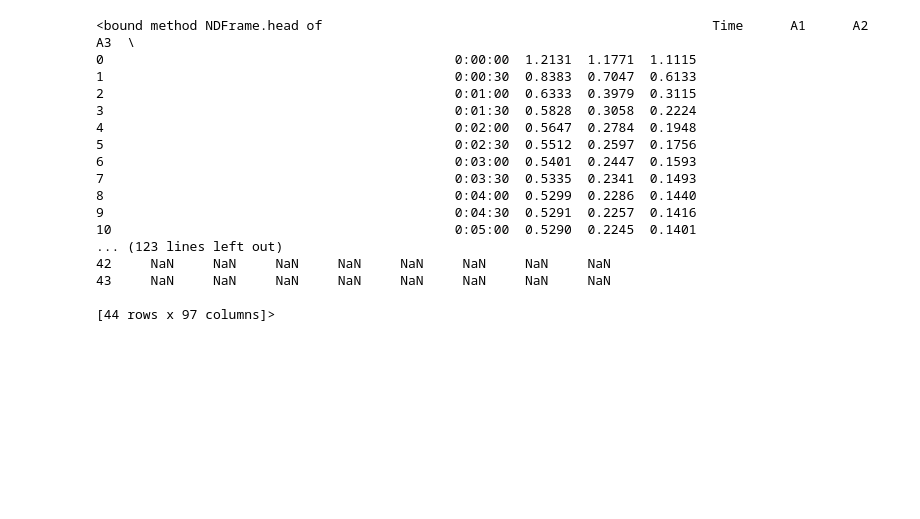
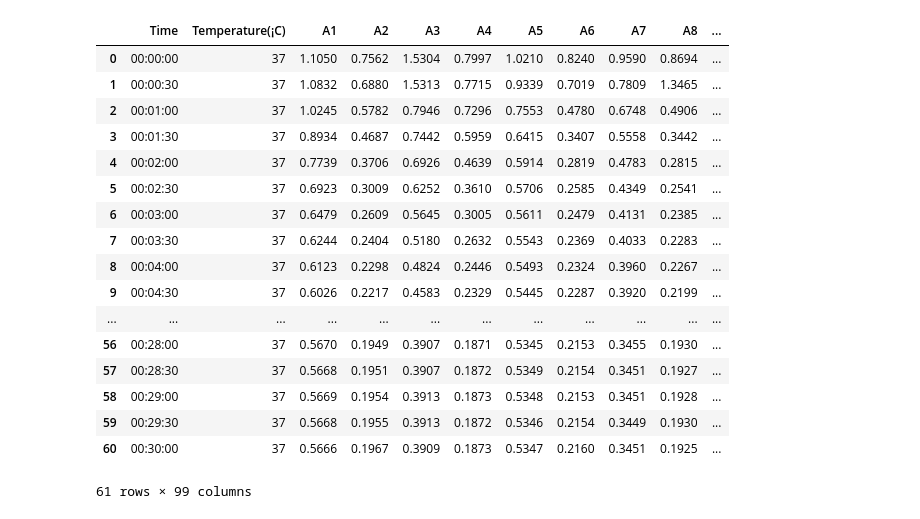
Before and after one commit to har1eyk/96w_column_rearrangement, a Jupyter notebook: 96w.column.rearrange.ipynb, the cells around one changed output. Saved outputs shown, nothing was run; the diff lists cells and outputs as text; code cells hidden in the pictures; blank space fills up the shorter version.

```diff
--- a/96w.column.rearrange.ipynb
+++ b/96w.column.rearrange.ipynb
@@ -3,26 +4,33 @@ import pandas as pd
 # %%
 # Break down file name 'C:/Users/harley/Documents/Book2.csv'
-directory = "C:/Users/harley/Documents/"
-file_name = "Book2.csv"
-df = pd.read_csv(directory+file_name)
+# directory = "C:/Users/harley/Documents/"
+directory = "S:/NelsonShared/Harley/NelsonLab_EXPERIMENTS/Exp722/"
+# file_name = "Book2.csv"
+file_name = "PlyC.reduced.conc.w.S.uberis.CWE.repeat.column.export.txt"
+
+# skip header, footer rows. Encoding is important for number interpretation; http://bit.ly/2KsWMl4
+df = pd.read_table(directory+file_name, skiprows=17, skipfooter=2, header=0, engine='python', encoding='utf-16')
+
+# last col contains NaN data because line ends in '/t/n' and forms last col when /t del
 # first row contains column headers
-print (df.head)
+display (df)
 # %% [output]
+|  | Time | Temperature(¡C) | A1 | A2 | A3 | A4 | A5 | A6 | A7 | A8 | ... |
+| 0 | 00:00:00 | 37 | 1.1050 | 0.7562 | 1.5304 | 0.7997 | 1.0210 | 0.8240 | 0.9590 | 0.8694 | ... |
+| 1 | 00:00:30 | 37 | 1.0832 | 0.6880 | 1.5313 | 0.7715 | 0.9339 | 0.7019 | 0.7809 | 1.3465 | ... |
+| 2 | 00:01:00 | 37 | 1.0245 | 0.5782 | 0.7946 | 0.7296 | 0.7553 | 0.4780 | 0.6748 | 0.4906 | ... |
+| 3 | 00:01:30 | 37 | 0.8934 | 0.4687 | 0.7442 | 0.5959 | 0.6415 | 0.3407 | 0.5558 | 0.3442 | ... |
+| 4 | 00:02:00 | 37 | 0.7739 | 0.3706 | 0.6926 | 0.4639 | 0.5914 | 0.2819 | 0.4783 | 0.2815 | ... |
+| 5 | 00:02:30 | 37 | 0.6923 | 0.3009 | 0.6252 | 0.3610 | 0.5706 | 0.2585 | 0.4349 | 0.2541 | ... |
+| 6 | 00:03:00 | 37 | 0.6479 | 0.2609 | 0.5645 | 0.3005 | 0.5611 | 0.2479 | 0.4131 | 0.2385 | ... |
+| 7 | 00:03:30 | 37 | 0.6244 | 0.2404 | 0.5180 | 0.2632 | 0.5543 | 0.2369 | 0.4033 | 0.2283 | ... |
+| 8 | 00:04:00 | 37 | 0.6123 | 0.2298 | 0.4824 | 0.2446 | 0.5493 | 0.2324 | 0.3960 | 0.2267 | ... |
+| 9 | 00:04:30 | 37 | 0.6026 | 0.2217 | 0.4583 | 0.2329 | 0.5445 | 0.2287 | 0.3920 | 0.2199 | ... |
+| ... | ... | ... | ... | ... | ... | ... | ... | ... | ... | ... | ... |
+| 56 | 00:28:00 | 37 | 0.5670 | 0.1949 | 0.3907 | 0.1871 | 0.5345 | 0.2153 | 0.3455 | 0.1930 | ... |
+| 57 | 00:28:30 | 37 | 0.5668 | 0.1951 | 0.3907 | 0.1872 | 0.5349 | 0.2154 | 0.3451 | 0.1927 | ... |
+| 58 | 00:29:00 | 37 | 0.5669 | 0.1954 | 0.3913 | 0.1873 | 0.5348 | 0.2153 | 0.3451 | 0.1928 | ... |
+| 59 | 00:29:30 | 37 | 0.5668 | 0.1955 | 0.3913 | 0.1872 | 0.5346 | 0.2154 | 0.3449 | 0.1930 | ... |
+| 60 | 00:30:00 | 37 | 0.5666 | 0.1967 | 0.3909 | 0.1873 | 0.5347 | 0.2160 | 0.3451 | 0.1925 | ... |
-<bound method NDFrame.head of                                                  Time      A1      A2      A3  \
-0                                             0:00:00  1.2131  1.1771  1.1115
-1                                             0:00:30  0.8383  0.7047  0.6133
-2                                             0:01:00  0.6333  0.3979  0.3115
-3                                             0:01:30  0.5828  0.3058  0.2224
-4                                             0:02:00  0.5647  0.2784  0.1948
-5                                             0:02:30  0.5512  0.2597  0.1756
-6                                             0:03:00  0.5401  0.2447  0.1593
-7                                             0:03:30  0.5335  0.2341  0.1493
-8                                             0:04:00  0.5299  0.2286  0.1440
-9                                             0:04:30  0.5291  0.2257  0.1416
-10                                            0:05:00  0.5290  0.2245  0.1401
-... (123 lines left out)
-42     NaN     NaN     NaN     NaN     NaN     NaN     NaN     NaN
-43     NaN     NaN     NaN     NaN     NaN     NaN     NaN     NaN
-
-[44 rows x 97 columns]>
+61 rows × 99 columns
 # %%
```
Also changed, not shown: parts of 3 cells of this notebook, 2 other files.
